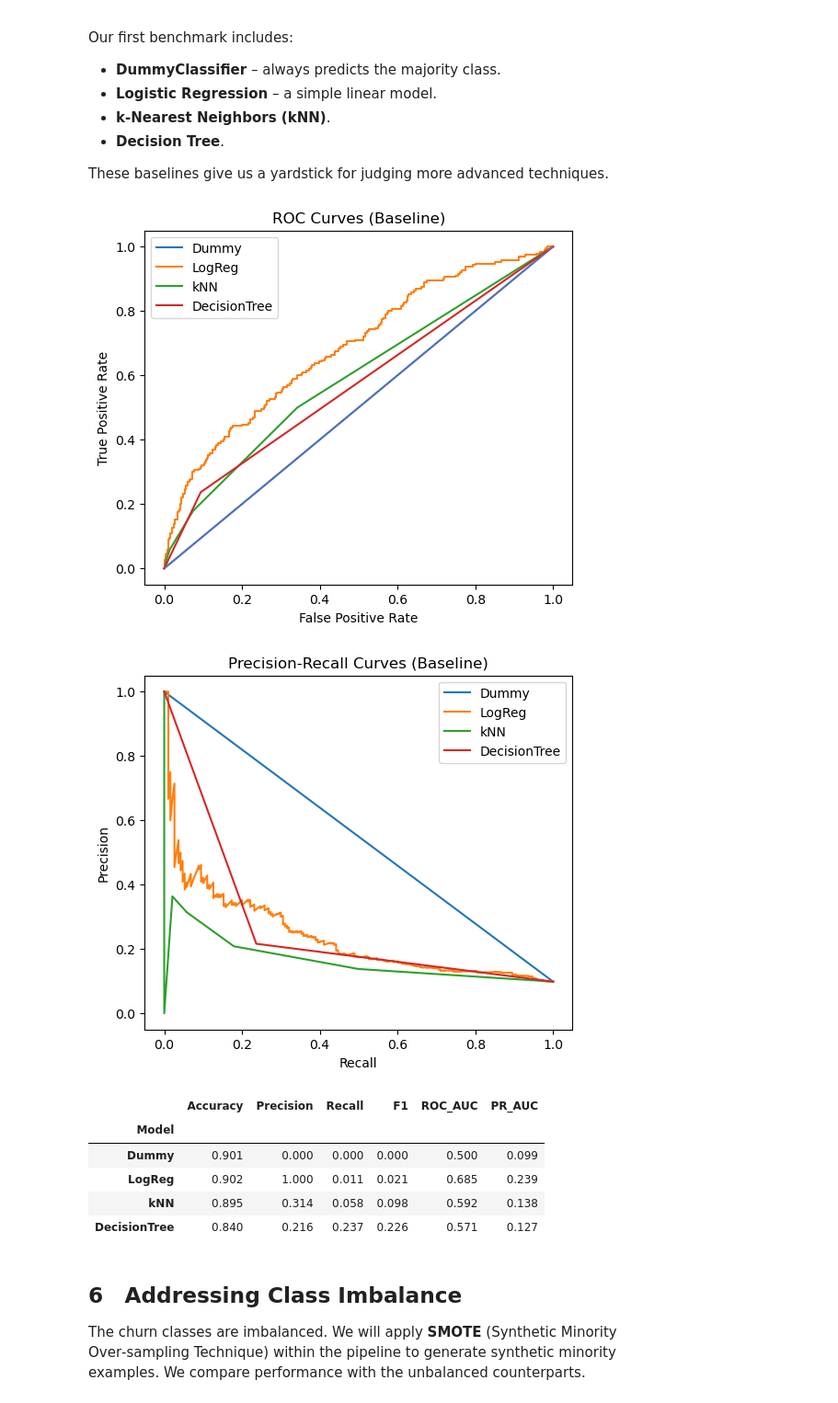
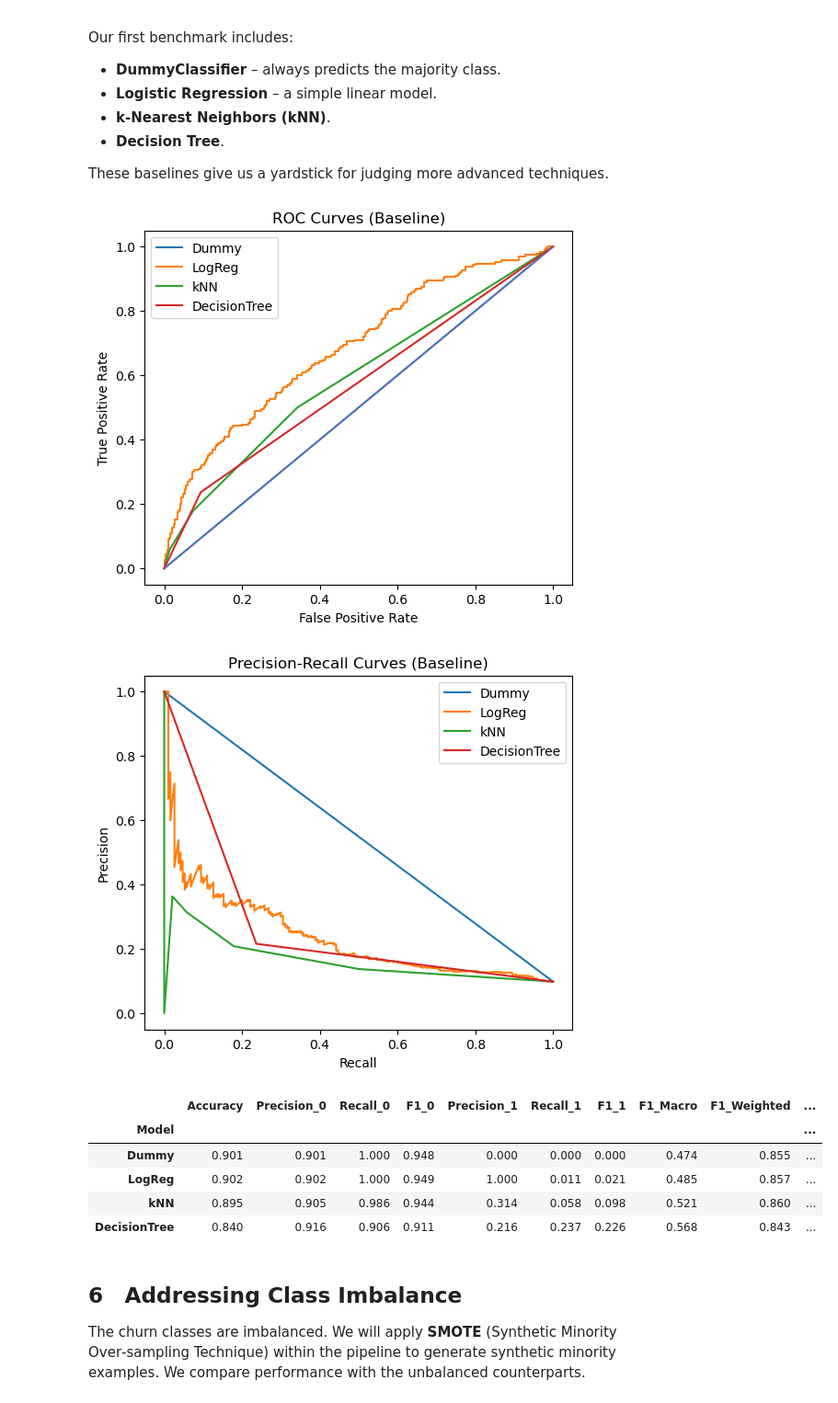
Before and after one commit to curtisoden/a-work, a Jupyter notebook: 001_v1_end_to_end_churn_modeling_workflow.ipynb, the cells around one changed output. Shown: that part at 92% size. Drawn from its saved outputs; the diff is of its cells as text; code cells hidden in the pictures.

```diff
--- a/001_v1_end_to_end_churn_modeling_workflow.ipynb
+++ b/001_v1_end_to_end_churn_modeling_workflow.ipynb
@@ -186,23 +186,23 @@ def evaluate_model(name, pipeline, X_test, y_test, results):
     y_pred = pipeline.predict(X_test)
     y_prob = pipeline.predict_proba(X_test)[:, 1] if hasattr(pipeline, 'predict_proba') else None
 
+    # Get classification report for both classes
+    report = classification_report(y_test, y_pred, output_dict=True, zero_division=0)
+
     metrics = {
         'Model': name,
         'Accuracy': accuracy_score(y_test, y_pred),
-        'Precision': None,
-        'Recall': None,
-        'F1': f1_score(y_test, y_pred),
+        'Precision_0': report.get('0', {}).get('precision', None),
+        'Recall_0': report.get('0', {}).get('recall', None),
+        'F1_0': report.get('0', {}).get('f1-score', None),
+        'Precision_1': report.get('1', {}).get('precision', None),
+        'Recall_1': report.get('1', {}).get('recall', None),
+        'F1_1': report.get('1', {}).get('f1-score', None),
+        'F1_Macro': report.get('macro avg', {}).get('f1-score', None),
+        'F1_Weighted': report.get('weighted avg', {}).get('f1-score', None),
         'ROC_AUC': None,
         'PR_AUC': None
     }
-
-    try:
-        metrics['Precision'] = classification_report(
-            y_test, y_pred, output_dict=True, zero_division=0)['1']['precision']
-        metrics['Recall'] = classification_report(
-            y_test, y_pred, output_dict=True, zero_division=0)['1']['recall']
-    except KeyError:
-        pass
 
     if y_prob is not None:
         metrics['ROC_AUC'] = roc_auc_score(y_test, y_prob)
@@ -251,32 +251,52 @@ These baselines give us a yardstick for judging more advanced techniques.
 # %%
 
 baseline_models = {
     'Dummy': DummyClassifier(strategy='most_frequent', random_state=RANDOM_STATE),
     'LogReg': LogisticRegression(max_iter=1000, class_weight=None, random_state=RANDOM_STATE),
     'kNN': KNeighborsClassifier(n_neighbors=5),
     'DecisionTree': DecisionTreeClassifier(random_state=RANDOM_STATE)
 }
 
 baseline_pipes = {name: Pipeline([('pre', preprocess), ('clf', model)])
                   for name, model in baseline_models.items()}
 
 results = []
 for name, pipe in baseline_pipes.items():
     pipe.fit(X_train, y_train)
     evaluate_model(name, pipe, X_test, y_test, results)
 
 plot_curves(baseline_pipes, X_test, y_test, '(Baseline)')
 baseline_results = pd.DataFrame(results).set_index('Model').round(3)
 display(baseline_results)
+
+# Plot baseline performance for both classes
+fig, axes = plt.subplots(1, 2, figsize=(15, 6))
+
+# Plot for Class 0 (No Churn)
+baseline_results[['Accuracy', 'Precision_0', 'Recall_0', 'F1_0']].plot.bar(ax=axes[0])
+axes[0].set_title('Baseline Model Performance - Class 0 (No Churn)')
+axes[0].set_ylabel('Score')
+axes[0].set_ylim(0, 1.05)
+axes[0].legend(bbox_to_anchor=(1.02, 1), loc='upper left')
+
+# Plot for Class 1 (Churn)
+baseline_results[['Accuracy', 'Precision_1', 'Recall_1', 'F1_1']].plot.bar(ax=axes[1])
+axes[1].set_title('Baseline Model Performance - Class 1 (Churn)')
+axes[1].set_ylabel('Score')
+axes[1].set_ylim(0, 1.05)
+axes[1].legend(bbox_to_anchor=(1.02, 1), loc='upper left')
+
+plt.tight_layout()
+plt.show()
 # %% [output]
 [figure]
 [figure]
-|  | Accuracy | Precision | Recall | F1 | ROC_AUC | PR_AUC |
-| Model |  |  |  |  |  |  |
-| Dummy | 0.901 | 0.000 | 0.000 | 0.000 | 0.500 | 0.099 |
-| LogReg | 0.902 | 1.000 | 0.011 | 0.021 | 0.685 | 0.239 |
-| kNN | 0.895 | 0.314 | 0.058 | 0.098 | 0.592 | 0.138 |
-| DecisionTree | 0.840 | 0.216 | 0.237 | 0.226 | 0.571 | 0.127 |
+|  | Accuracy | Precision_0 | Recall_0 | F1_0 | Precision_1 | Recall_1 | F1_1 | F1_Macro | F1_Weighted | ... |
+| Model |  |  |  |  |  |  |  |  |  | ... |
+| Dummy | 0.901 | 0.901 | 1.000 | 0.948 | 0.000 | 0.000 | 0.000 | 0.474 | 0.855 | ... |
+| LogReg | 0.902 | 0.902 | 1.000 | 0.949 | 1.000 | 0.011 | 0.021 | 0.485 | 0.857 | ... |
+| kNN | 0.895 | 0.905 | 0.986 | 0.944 | 0.314 | 0.058 | 0.098 | 0.521 | 0.860 | ... |
+| DecisionTree | 0.840 | 0.916 | 0.906 | 0.911 | 0.216 | 0.237 | 0.226 | 0.568 | 0.843 | ... |
 # %% [markdown]
 ## 6 Addressing Class Imbalance
 
```
Also changed, not shown: parts of 6 cells of this notebook.
